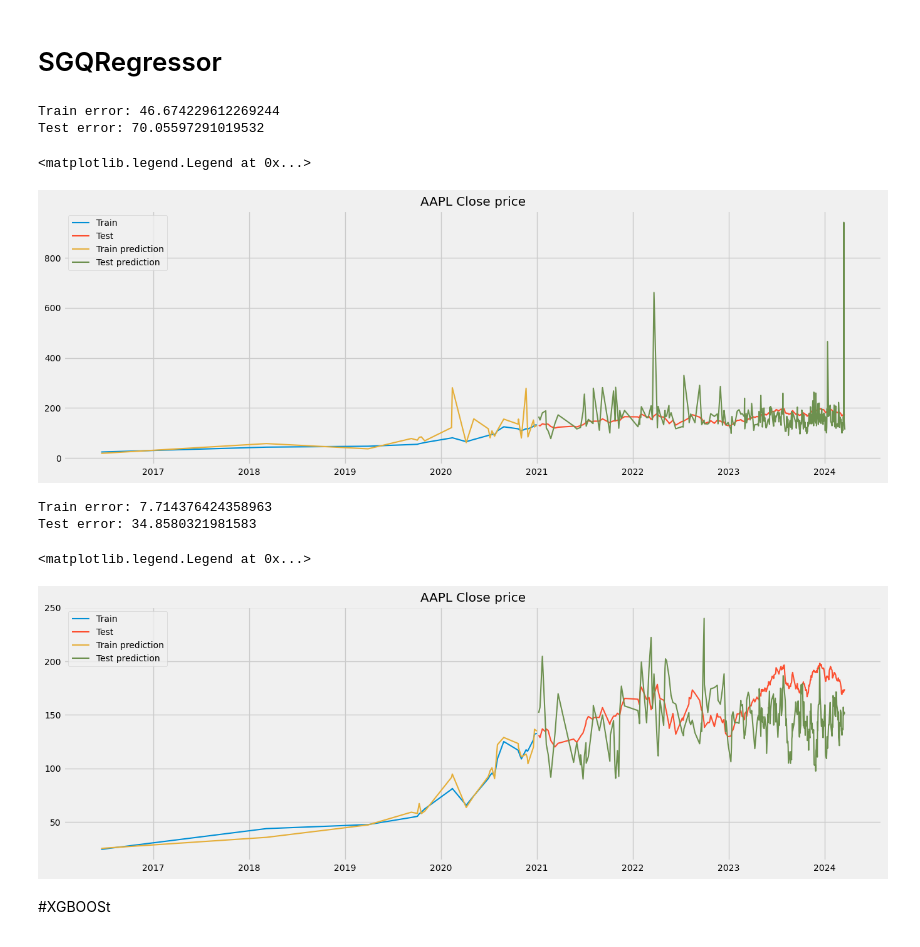
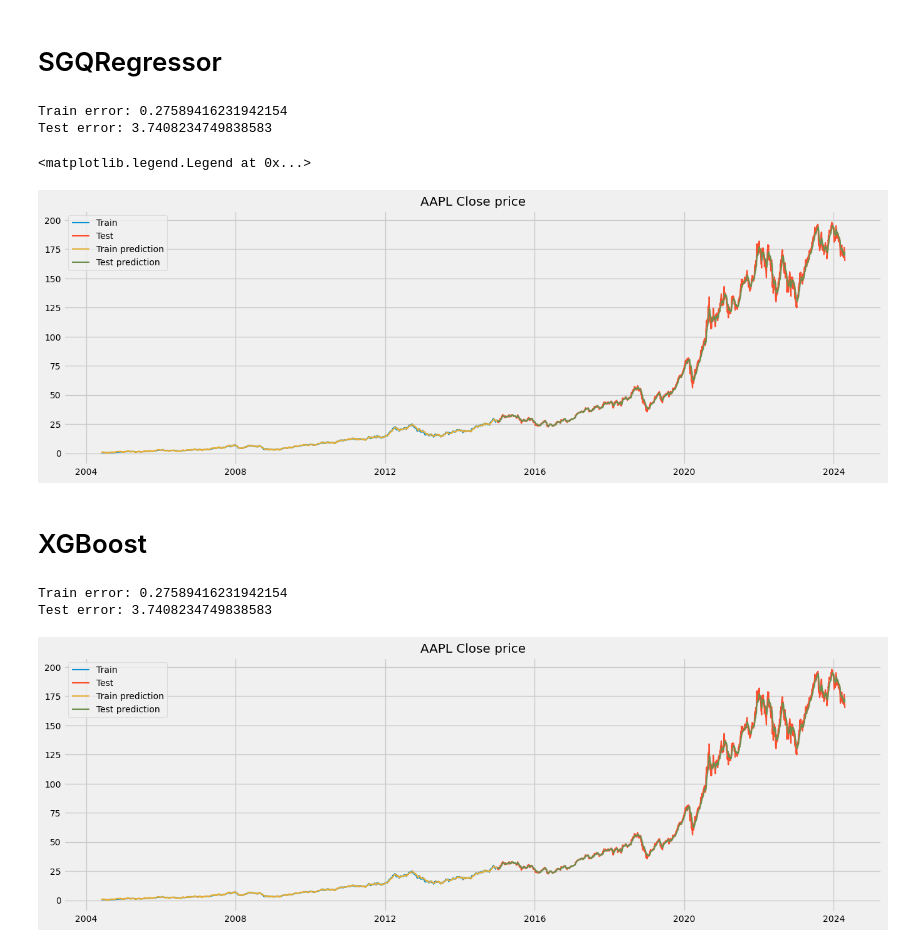
Before and after one commit to maxerial-benruscon/S_P_500_Prediction, a Jupyter notebook: exploration/starting_notebook.ipynb, the cells around one changed output. Cells and saved outputs as stored; diff of their text form; code cells hidden in the pictures.

```diff
--- a/exploration/starting_notebook.ipynb
+++ b/exploration/starting_notebook.ipynb
@@ -105,6 +112,6 @@ See the caveats in the documentation: https://pandas.pydata.org/pandas-docs/stab
 # %%
 print(f'Number of rows with missing values: {data.isnull().any(axis=1).mean()}')
-data.dropna(subset=['Close','5ma', '25ma', '50ma', '100ma', '200ma', 'RSI', 'ATR', 'BBWIDTH', 'WilliamsR'], inplace=True)
+data.dropna(subset=['Close','3ma', '7ma', '14ma', '21ma', '28ma', 'RSI_14' ], inplace=True)
 print(f'Number of rows with missing values: {data.isnull().any(axis=1).mean()}')
 print(f'Number of rows with missing values: {data.isnull().any(axis=1).mean()}')
 print(len(data))
@@ -184,13 +191,13 @@ Test error: 73.4600939552856
 # %%
 #forcast the close price using the 25ma and 50ma
 #train the model_Ridge
-data_train = data.loc[data.index < '2021-01-01']
-data_test = data.loc[data.index >= '2021-01-01']
+data_train = data.loc[data.index < '2015-01-01']
+data_test = data.loc[data.index >= '2015-01-01']
 
-X_train = data_train[['5ma','25ma', '50ma', '100ma', '200ma',  'RSI', 'ATR', 'BBWIDTH', 'WilliamsR']]
+X_train = data_train[['3ma','7ma', '14ma', '21ma', '28ma', 'RSI_14'   ]]
 y_train = data_train['Close']
 
-X_test = data_test[['5ma','25ma', '50ma', '100ma', '200ma', 'RSI', 'ATR', 'BBWIDTH', 'WilliamsR']]
+X_test = data_test[['3ma','7ma', '14ma', '21ma', '28ma', 'RSI_14'  ]]
 y_test = data_test['Close']
 
 #standardize the data
@@ -226,59 +233,58 @@ plt.plot(data_test.loc[data_test['Symbol'] == 'AAPL'].index, y_test_pred[data_te
 plt.title('AAPL Close price')
 plt.legend()
 # %% [output]
-Train error: 46.674229612269244
-Test error: 70.05597291019532
+Train error: 0.27589416231942154
+Test error: 3.7408234749838583
 <matplotlib.legend.Legend at 0x...>
-[figure, old version]
+[figure, new version]
+# %% [markdown]
+# XGBoost
 # %%
-#forcast the close price using the 25ma and 50ma
-#train the model_Ridge
-data_train = data.loc[data.index < '2021-01-01']
-data_test = data.loc[data.index >= '2021-01-01']
+data_train = data.loc[data.index < '2015-01-01']
+data_test = data.loc[data.index >= '2015-01-01']
 
-X_train = data_train[['5ma','25ma', '50ma', '100ma', '200ma',  'RSI', 'ATR', 'BBWIDTH', 'WilliamsR']]
+X_train = data_train[['3ma','7ma', '14ma', '21ma', '28ma', 'RSI_14'   ]]
 y_train = data_train['Close']
 
-X_test = data_test[['5ma','25ma', '50ma', '100ma', '200ma',  'RSI', 'ATR', 'BBWIDTH', 'WilliamsR']]
+X_test = data_test[['3ma','7ma', '14ma', '21ma', '28ma', 'RSI_14'   ]]
 y_test = data_test['Close']
 
 #standardize the data
 scaler = StandardScaler()
 X_train_scaled = scaler.fit_transform(X_train)
 X_test_scaled = scaler.transform(X_test)
 
 #train the model_Ridge
-model_Ridge = RandomForestRegressor(n_estimators=1000)
-model_Ridge.fit(X_train_scaled, y_train)
+model = XGBRegressor(n_estimators=100)
+model.fit(X_train_scaled, y_train)
 
 #predict the close price
 y_train_pred = model_Ridge.predict(X_train_scaled)
 
 y_test_pred = model_Ridge.predict(X_test_scaled)
 
 #print train and test error
 print(f'Train error: {mean_absolute_error(y_train, y_train_pred)}')
 print(f'Test error: {mean_absolute_error(y_test, y_test_pred)}')
 
 
 #filter predictions and actual values by one symbol == 'AAPL'
 
 
 #plot the results
+
 plt.figure(figsize=(15, 5))
 plt.plot(data_train.loc[data_train['Symbol'] == 'AAPL'].index, data_train.loc[data_train['Symbol'] == 'AAPL']['Close'], label='Train')
 plt.plot(data_test.loc[data_test['Symbol'] == 'AAPL'].index, data_test.loc[data_test['Symbol'] == 'AAPL']['Close'], label='Test')
 
 plt.plot(data_train.loc[data_train['Symbol'] == 'AAPL'].index, y_train_pred[data_train['Symbol'] == 'AAPL'], label='Train prediction')
 plt.plot(data_test.loc[data_test['Symbol'] == 'AAPL'].index, y_test_pred[data_test['Symbol'] == 'AAPL'], label='Test prediction')
 
 plt.title('AAPL Close price')
 plt.legend()
+plt.show()
 # %% [output]
-Train error: 7.714376424358963
-Test error: 34.8580321981583
+Train error: 0.27589416231942154
+Test error: 3.7408234749838583
-<matplotlib.legend.Legend at 0x...>
-[figure, old version]
+[figure, new version]
-# %% [markdown]
-#XGBOOSt
 # %%
```
Also changed, not shown: parts of 10 cells of this notebook, 1 other file.
